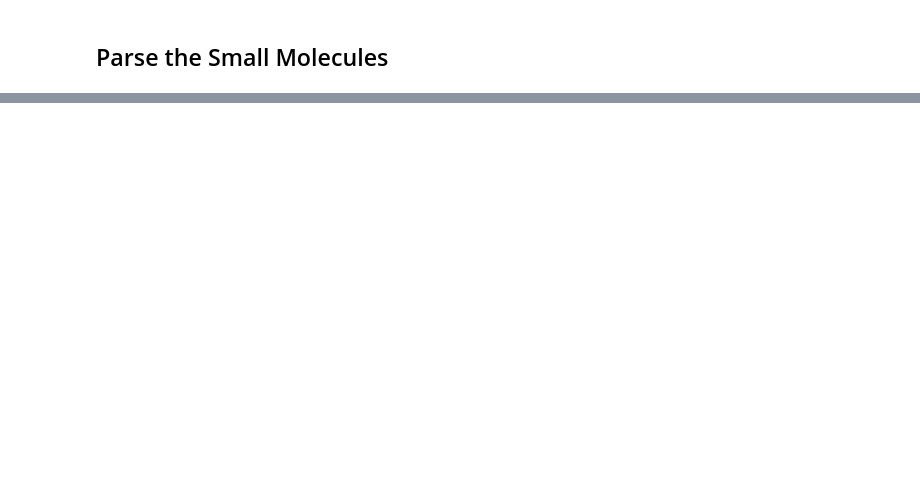
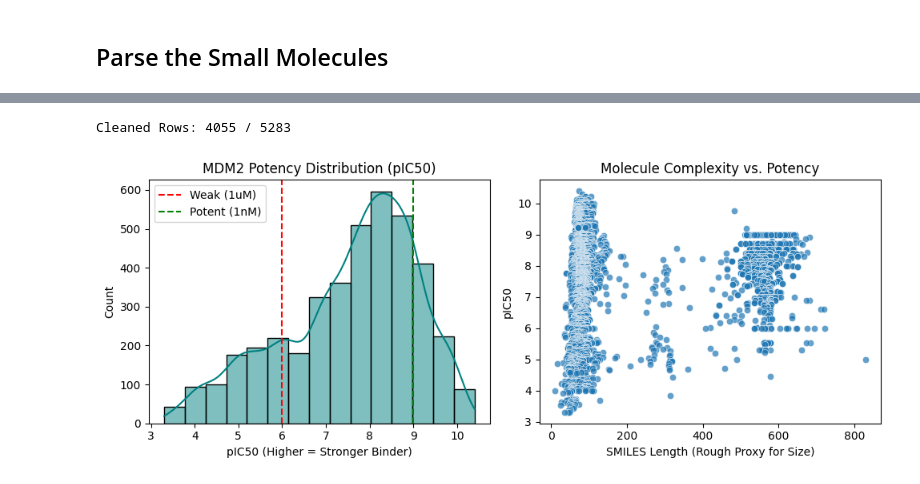
Before and after one commit to Djtrainer/cancer_research, a Jupyter notebook: notebooks/mdm2_breaker.ipynb, the cells around one changed output, grey strips where cells are left out. Saved outputs shown, nothing was run; the diff lists cells and outputs as text; code cells hidden in the pictures; blank space fills up the shorter version.

```diff
--- a/notebooks/mdm2_breaker.ipynb
+++ b/notebooks/mdm2_breaker.ipynb
@@ -177,0 +248,52 @@ plot_beads(coords)
+# %%
+import pandas as pd
+import numpy as np
+import matplotlib.pyplot as plt
+import seaborn as sns
+
+# 1. Load your sample (Assuming it's already in 'df' from your snippet)
+# If reloading: df = pd.read_csv("your_file.tsv", sep='\t', on_bad_lines='skip')
+
+# 2. Clean the IC50 Column (The most important step)
+# Regex removes '>' and '<' so we can convert to float
+df['IC50_numeric'] = pd.to_numeric(
+    df['IC50 (nM)'].astype(str).str.replace(r'[<>]', '', regex=True),
+    errors='coerce'
+)
+
+# 3. Create the pIC50 Label (Log-scale potency)
+# Formula: -log10(Molar Concentration)
+# We limit the max pIC50 to 10.0 to prevent inf values from 0.0 nM
+df['pIC50'] = -np.log10(df['IC50_numeric'] * 1e-9)
+
+# Filter out bad conversions (NaNs)
+df_clean = df.dropna(subset=['pIC50', 'Ligand SMILES']).copy()
+
+print(f"Cleaned Rows: {len(df_clean)} / {len(df)}")
+
+# 4. EDA Plots
+plt.figure(figsize=(10, 4))
+
+# Plot A: The Potency Distribution
+plt.subplot(1, 2, 1)
+sns.histplot(df_clean['pIC50'], bins=15, kde=True, color='teal')
+plt.title('MDM2 Potency Distribution (pIC50)')
+plt.xlabel('pIC50 (Higher = Stronger Binder)')
+plt.axvline(x=6.0, color='r', linestyle='--', label='Weak (1uM)')
+plt.axvline(x=9.0, color='g', linestyle='--', label='Potent (1nM)')
+plt.legend()
+
+# Plot B: Molecule Size vs Potency (Sanity Check)
+# Longer SMILES usually means bigger molecule.
+# Does bigger = better binder? (Often yes for MDM2 inhibitors)
+df_clean['smiles_len'] = df_clean['Ligand SMILES'].str.len()
+plt.subplot(1, 2, 2)
+sns.scatterplot(data=df_clean, x='smiles_len', y='pIC50', alpha=0.7)
+plt.title('Molecule Complexity vs. Potency')
+plt.xlabel('SMILES Length (Rough Proxy for Size)')
+
+plt.tight_layout()
+plt.show()
+# %% [output]
+Cleaned Rows: 4055 / 5283
+[figure, added]
```
Also changed, not shown: parts of 11 cells of this notebook, 1 other file.
